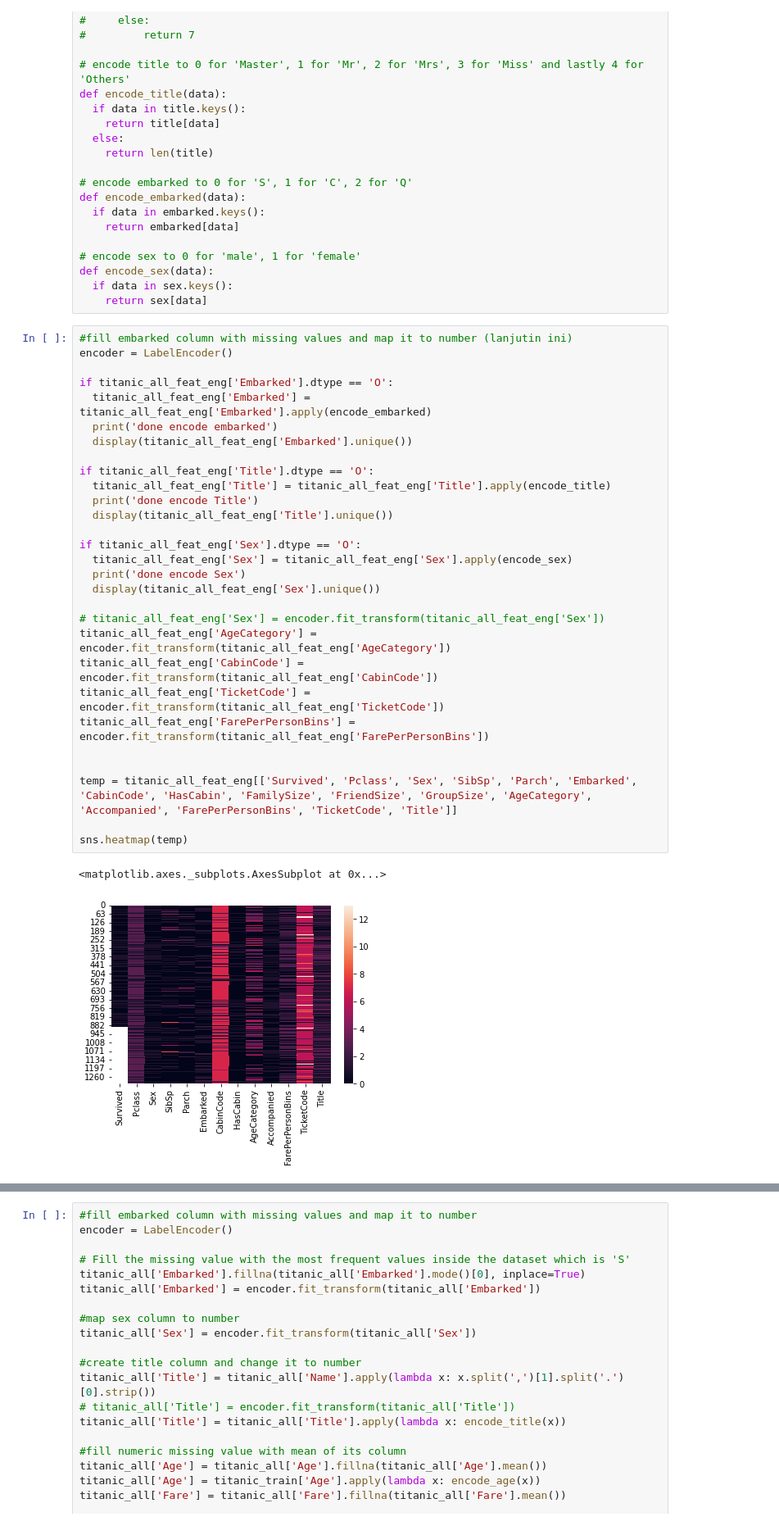
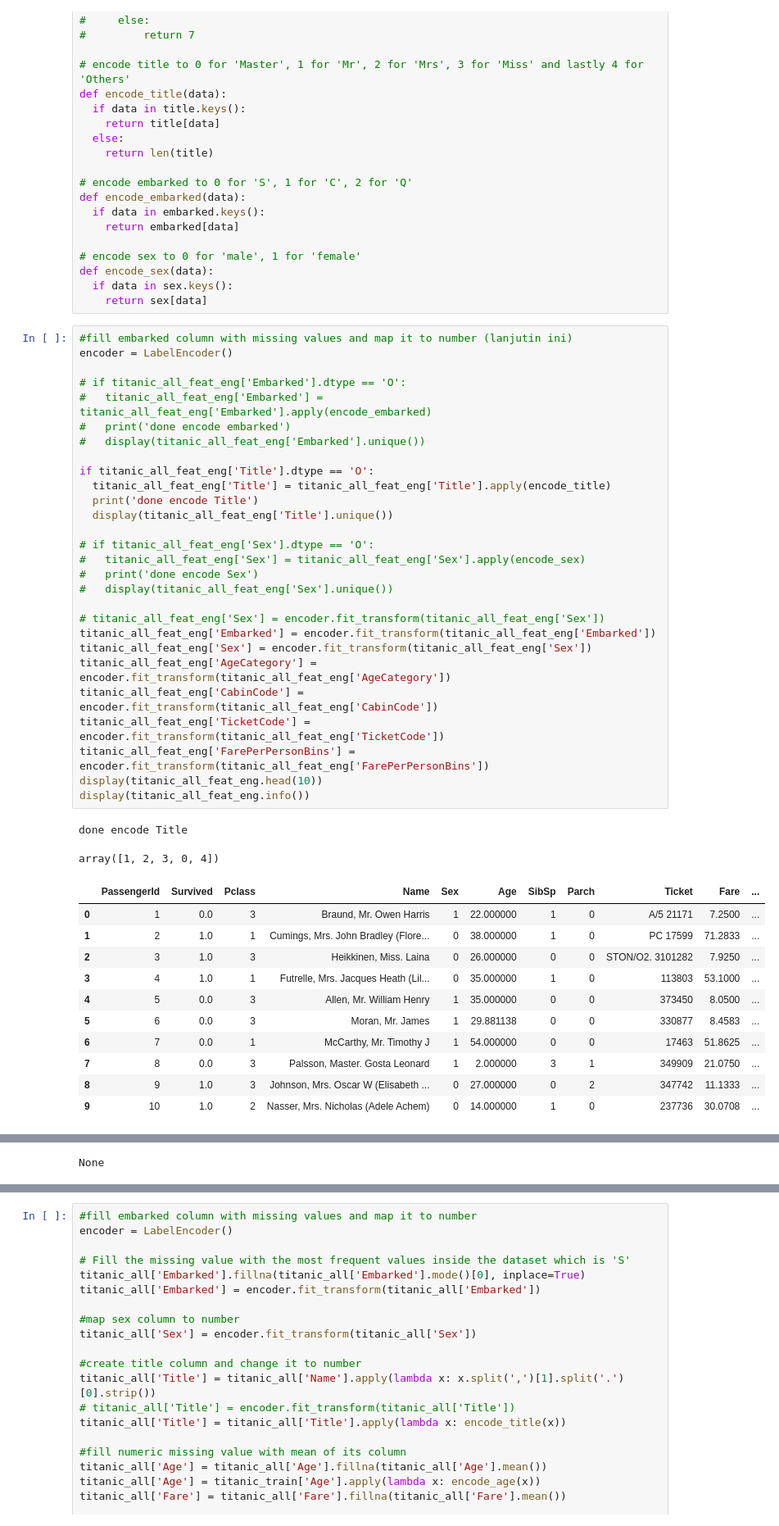
Before and after one commit to marcellinus-witarsah/dataScienceMiniProjects, a Jupyter notebook: TitanicSurvivalModel/Titanic Third.ipynb, the cells around one changed output, grey strips where cells are left out. Shown at 82% size. Drawn from its saved outputs; the diff is of its cells as text.

```diff
--- a/TitanicSurvivalModel/Titanic Third.ipynb
+++ b/TitanicSurvivalModel/Titanic Third.ipynb
@@ -1130,32 +1108,42 @@ def encode_sex(data):
 # %%
 #fill embarked column with missing values and map it to number (lanjutin ini)
 encoder = LabelEncoder()
 
-if titanic_all_feat_eng['Embarked'].dtype == 'O':
-  titanic_all_feat_eng['Embarked'] = titanic_all_feat_eng['Embarked'].apply(encode_embarked)
-  print('done encode embarked')
-  display(titanic_all_feat_eng['Embarked'].unique())
+# if titanic_all_feat_eng['Embarked'].dtype == 'O':
+#   titanic_all_feat_eng['Embarked'] = titanic_all_feat_eng['Embarked'].apply(encode_embarked)
+#   print('done encode embarked')
+#   display(titanic_all_feat_eng['Embarked'].unique())
 
 if titanic_all_feat_eng['Title'].dtype == 'O':
   titanic_all_feat_eng['Title'] = titanic_all_feat_eng['Title'].apply(encode_title)
   print('done encode Title')
   display(titanic_all_feat_eng['Title'].unique())
 
-if titanic_all_feat_eng['Sex'].dtype == 'O':
-  titanic_all_feat_eng['Sex'] = titanic_all_feat_eng['Sex'].apply(encode_sex)
-  print('done encode Sex')
-  display(titanic_all_feat_eng['Sex'].unique())
+# if titanic_all_feat_eng['Sex'].dtype == 'O':
+#   titanic_all_feat_eng['Sex'] = titanic_all_feat_eng['Sex'].apply(encode_sex)
+#   print('done encode Sex')
+#   display(titanic_all_feat_eng['Sex'].unique())
 
 # titanic_all_feat_eng['Sex'] = encoder.fit_transform(titanic_all_feat_eng['Sex'])
+titanic_all_feat_eng['Embarked'] = encoder.fit_transform(titanic_all_feat_eng['Embarked'])
+titanic_all_feat_eng['Sex'] = encoder.fit_transform(titanic_all_feat_eng['Sex'])
 titanic_all_feat_eng['AgeCategory'] = encoder.fit_transform(titanic_all_feat_eng['AgeCategory'])
 titanic_all_feat_eng['CabinCode'] = encoder.fit_transform(titanic_all_feat_eng['CabinCode'])
 titanic_all_feat_eng['TicketCode'] = encoder.fit_transform(titanic_all_feat_eng['TicketCode'])
 titanic_all_feat_eng['FarePerPersonBins'] = encoder.fit_transform(titanic_all_feat_eng['FarePerPersonBins'])
-
-
-temp = titanic_all_feat_eng[['Survived', 'Pclass', 'Sex', 'SibSp', 'Parch', 'Embarked', 'CabinCode', 'HasCabin', 'FamilySize', 'FriendSize', 'GroupSize', 'AgeCategory', 'Accompanied', 'FarePerPersonBins', 'TicketCode', 'Title']]
-
-sns.heatmap(temp)
+display(titanic_all_feat_eng.head(10))
+display(titanic_all_feat_eng.info())
 # %% [output]
-<matplotlib.axes._subplots.AxesSubplot at 0x...>
+done encode Title
-[figure, removed]
+array([1, 2, 3, 0, 4])
+|  | PassengerId | Survived | Pclass | Name | Sex | Age | SibSp | Parch | Ticket | Fare | ... |
+| 0 | 1 | 0.0 | 3 | Braund, Mr. Owen Harris | 1 | 22.000000 | 1 | 0 | A/5 21171 | 7.2500 | ... |
+| 1 | 2 | 1.0 | 1 | Cumings, Mrs. John Bradley (Flore... | 0 | 38.000000 | 1 | 0 | PC 17599 | 71.2833 | ... |
+| 2 | 3 | 1.0 | 3 | Heikkinen, Miss. Laina | 0 | 26.000000 | 0 | 0 | STON/O2. 3101282 | 7.9250 | ... |
+| 3 | 4 | 1.0 | 1 | Futrelle, Mrs. Jacques Heath (Lil... | 0 | 35.000000 | 1 | 0 | 113803 | 53.1000 | ... |
+| 4 | 5 | 0.0 | 3 | Allen, Mr. William Henry | 1 | 35.000000 | 0 | 0 | 373450 | 8.0500 | ... |
+| 5 | 6 | 0.0 | 3 | Moran, Mr. James | 1 | 29.881138 | 0 | 0 | 330877 | 8.4583 | ... |
+| 6 | 7 | 0.0 | 1 | McCarthy, Mr. Timothy J | 1 | 54.000000 | 0 | 0 | 17463 | 51.8625 | ... |
+| 7 | 8 | 0.0 | 3 | Palsson, Master. Gosta Leonard | 1 | 2.000000 | 3 | 1 | 349909 | 21.0750 | ... |
+| 8 | 9 | 1.0 | 3 | Johnson, Mrs. Oscar W (Elisabeth ... | 0 | 27.000000 | 0 | 2 | 347742 | 11.1333 | ... |
+| 9 | 10 | 1.0 | 2 | Nasser, Mrs. Nicholas (Adele Achem) | 0 | 14.000000 | 1 | 0 | 237736 | 30.0708 | ... |
@@ -1161,0 +1167 @@ sns.heatmap(temp)
+None
```
Also changed, not shown: parts of 12 cells of this notebook.
